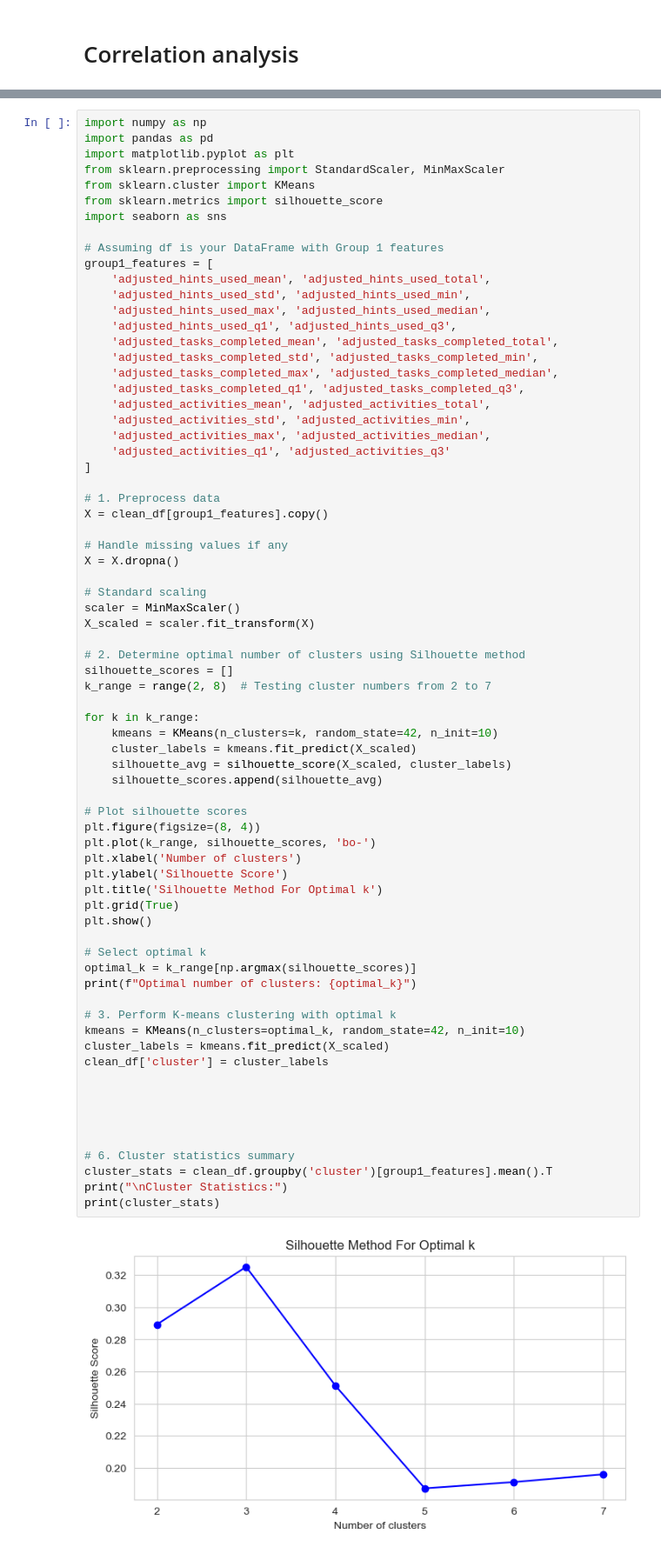
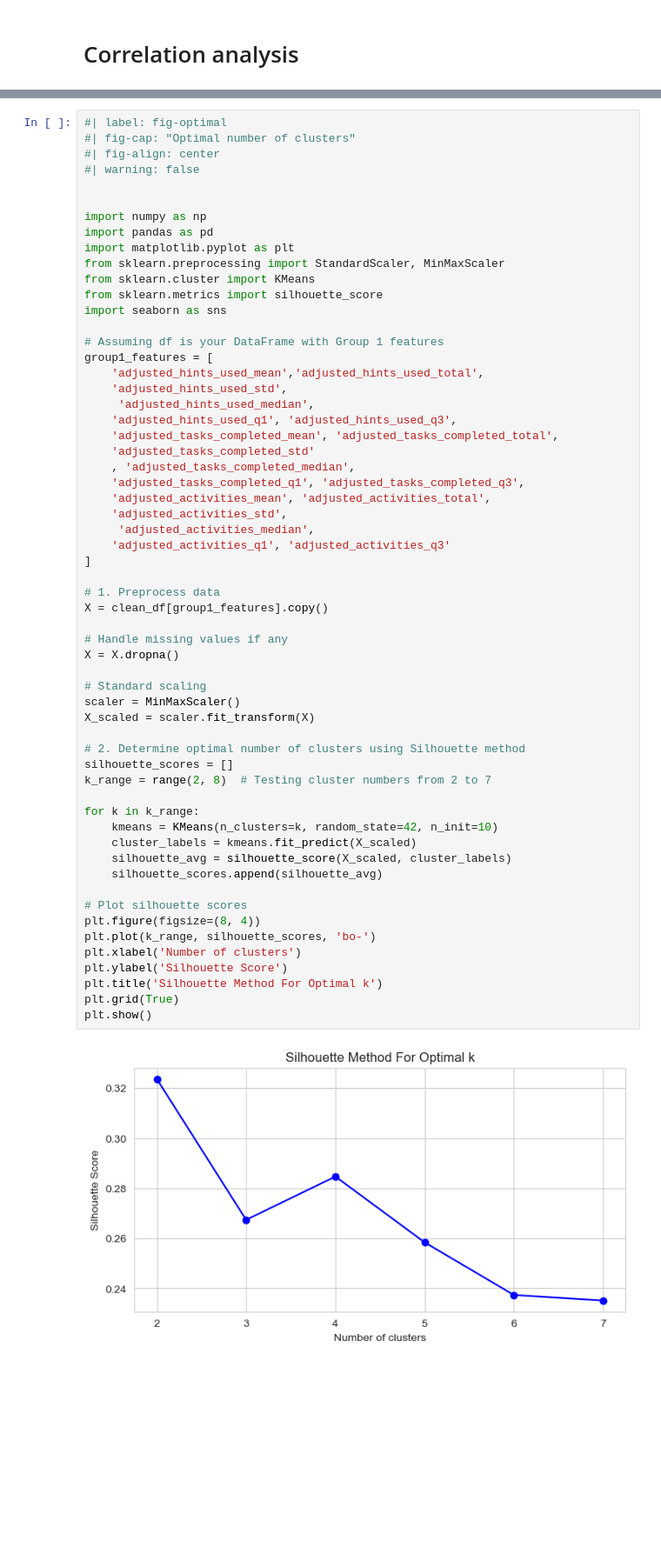
Before and after one commit to pankajchejara23/tlu-analytics-project, a Jupyter notebook: vara-analysis/posts/analysis.ipynb, the cells around one changed output, grey strips where cells are left out. Shown: that part at 87% size. Saved outputs shown, nothing was run; the diff lists cells and outputs as text; blank space fills up the shorter version.

```diff
--- a/vara-analysis/posts/analysis.ipynb
+++ b/vara-analysis/posts/analysis.ipynb
@@ -133,4 +127,10 @@ top_neg
 # %%
+#| label: fig-optimal
+#| fig-cap: "Optimal number of clusters"
+#| fig-align: center
+#| warning: false
+
+
 import numpy as np
 import pandas as pd
 import matplotlib.pyplot as plt
@@ -141,65 +141,47 @@ import seaborn as sns
 
 # Assuming df is your DataFrame with Group 1 features
 group1_features = [
-    'adjusted_hints_used_mean', 'adjusted_hints_used_total',
-    'adjusted_hints_used_std', 'adjusted_hints_used_min',
-    'adjusted_hints_used_max', 'adjusted_hints_used_median',
+    'adjusted_hints_used_mean','adjusted_hints_used_total',
+    'adjusted_hints_used_std',
+     'adjusted_hints_used_median',
     'adjusted_hints_used_q1', 'adjusted_hints_used_q3',
     'adjusted_tasks_completed_mean', 'adjusted_tasks_completed_total',
-    'adjusted_tasks_completed_std', 'adjusted_tasks_completed_min',
-    'adjusted_tasks_completed_max', 'adjusted_tasks_completed_median',
+    'adjusted_tasks_completed_std'
+    , 'adjusted_tasks_completed_median',
     'adjusted_tasks_completed_q1', 'adjusted_tasks_completed_q3',
     'adjusted_activities_mean', 'adjusted_activities_total',
-    'adjusted_activities_std', 'adjusted_activities_min',
-    'adjusted_activities_max', 'adjusted_activities_median',
+    'adjusted_activities_std',
+     'adjusted_activities_median',
     'adjusted_activities_q1', 'adjusted_activities_q3'
 ]
 
 # 1. Preprocess data
 X = clean_df[group1_features].copy()
 
 # Handle missing values if any
 X = X.dropna()
 
 # Standard scaling
 scaler = MinMaxScaler()
 X_scaled = scaler.fit_transform(X)
 
 # 2. Determine optimal number of clusters using Silhouette method
 silhouette_scores = []
 k_range = range(2, 8)  # Testing cluster numbers from 2 to 7
 
 for k in k_range:
     kmeans = KMeans(n_clusters=k, random_state=42, n_init=10)
     cluster_labels = kmeans.fit_predict(X_scaled)
     silhouette_avg = silhouette_score(X_scaled, cluster_labels)
     silhouette_scores.append(silhouette_avg)
 
 # Plot silhouette scores
 plt.figure(figsize=(8, 4))
 plt.plot(k_range, silhouette_scores, 'bo-')
 plt.xlabel('Number of clusters')
 plt.ylabel('Silhouette Score')
 plt.title('Silhouette Method For Optimal k')
 plt.grid(True)
 plt.show()
-
-# Select optimal k
-optimal_k = k_range[np.argmax(silhouette_scores)]
-print(f"Optimal number of clusters: {optimal_k}")
-
-# 3. Perform K-means clustering with optimal k
-kmeans = KMeans(n_clusters=optimal_k, random_state=42, n_init=10)
-cluster_labels = kmeans.fit_predict(X_scaled)
-clean_df['cluster'] = cluster_labels
-
-
-
-
-
-# 6. Cluster statistics summary
-cluster_stats = clean_df.groupby('cluster')[group1_features].mean().T
-print("\nCluster Statistics:")
-print(cluster_stats)
 # %% [output]
-[figure, old version]
+[figure, new version]
```
Also changed, not shown: parts of 11 cells of this notebook, 42 other files.
